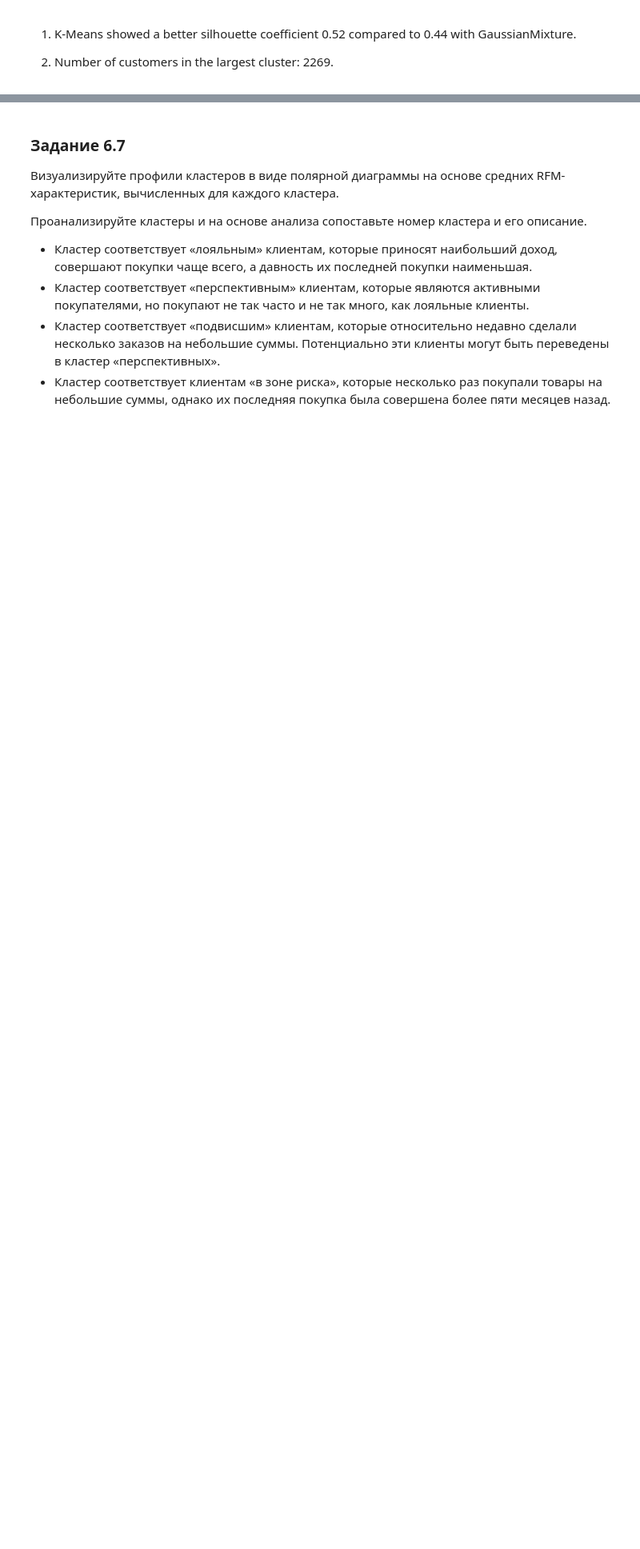
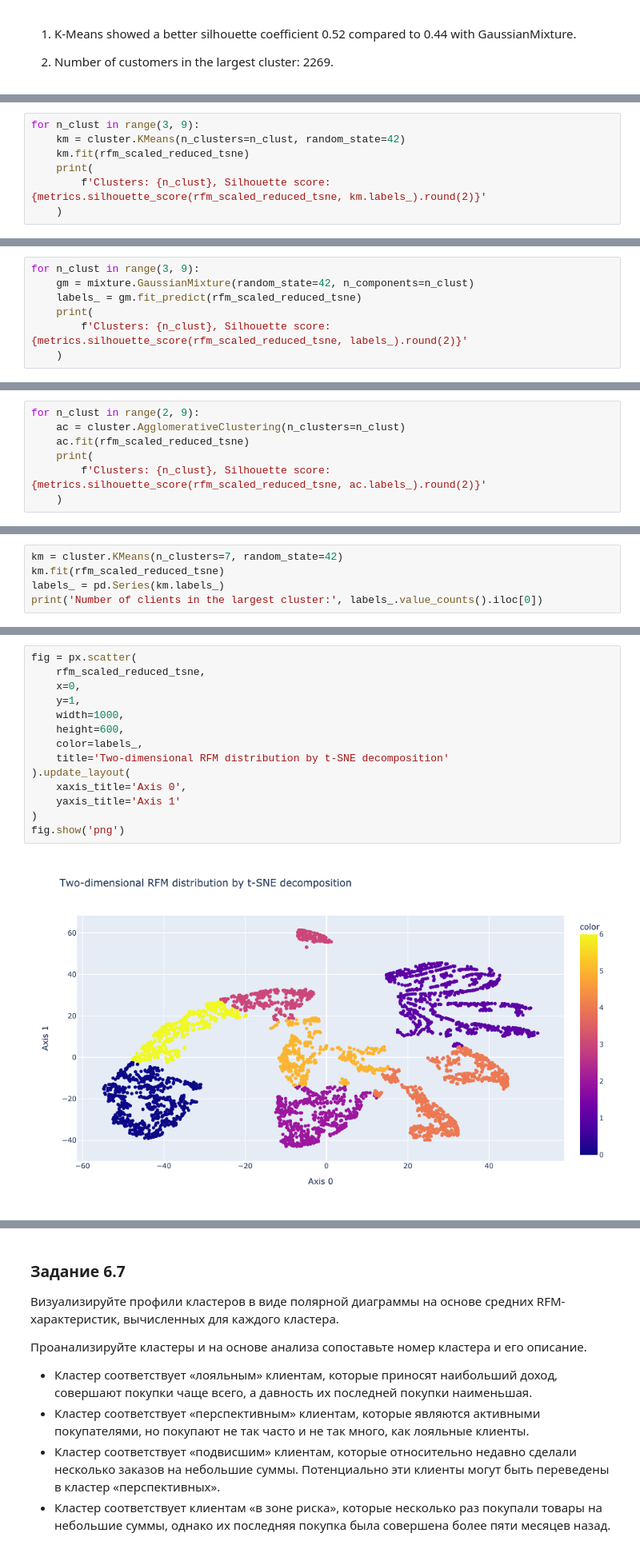
Before and after one commit to helios12/DataScienceProjects, a Jupyter notebook: projects/project-6/Project-6.Customer_segmentation.ipynb, the cells around one changed output, grey strips where cells are left out. Shown at 80% size. Drawn from its saved outputs; the diff is of its cells as text; blank space fills up the shorter version.

```diff
--- a/projects/project-6/Project-6.Customer_segmentation.ipynb
+++ b/projects/project-6/Project-6.Customer_segmentation.ipynb
@@ -1207,0 +1210,7 @@ sns.scatterplot(data=rfm_table_processed, x='axis-1', y='axis-2', hue=model.labe
+# %%
+for n_clust in range(3, 9):
+    km = cluster.KMeans(n_clusters=n_clust, random_state=42)
+    km.fit(rfm_scaled_reduced_tsne)
+    print(
+        f'Clusters: {n_clust}, Silhouette score: {metrics.silhouette_score(rfm_scaled_reduced_tsne, km.labels_).round(2)}'
+    )
@@ -1207,0 +1239,7 @@ sns.scatterplot(data=rfm_table_processed, x='axis-1', y='axis-2', hue=model.labe
+# %%
+for n_clust in range(3, 9):
+    gm = mixture.GaussianMixture(random_state=42, n_components=n_clust)
+    labels_ = gm.fit_predict(rfm_scaled_reduced_tsne)
+    print(
+        f'Clusters: {n_clust}, Silhouette score: {metrics.silhouette_score(rfm_scaled_reduced_tsne, labels_).round(2)}'
+    )
@@ -1207,0 +1268,7 @@ sns.scatterplot(data=rfm_table_processed, x='axis-1', y='axis-2', hue=model.labe
+# %%
+for n_clust in range(2, 9):
+    ac = cluster.AgglomerativeClustering(n_clusters=n_clust)
+    ac.fit(rfm_scaled_reduced_tsne)
+    print(
+        f'Clusters: {n_clust}, Silhouette score: {metrics.silhouette_score(rfm_scaled_reduced_tsne, ac.labels_).round(2)}'
+    )
@@ -1207,0 +1299,5 @@ sns.scatterplot(data=rfm_table_processed, x='axis-1', y='axis-2', hue=model.labe
+# %%
+km = cluster.KMeans(n_clusters=7, random_state=42)
+km.fit(rfm_scaled_reduced_tsne)
+labels_ = pd.Series(km.labels_)
+print('Number of clients in the largest cluster:', labels_.value_counts().iloc[0])
@@ -1207,0 +1308,16 @@ sns.scatterplot(data=rfm_table_processed, x='axis-1', y='axis-2', hue=model.labe
+# %%
+fig = px.scatter(
+    rfm_scaled_reduced_tsne,
+    x=0,
+    y=1,
+    width=1000,
+    height=600,
+    color=labels_,
+    title='Two-dimensional RFM distribution by t-SNE decomposition'
+).update_layout(
+    xaxis_title='Axis 0',
+    yaxis_title='Axis 1'
+)
+fig.show('png')
+# %% [output]
+[figure, added]
```
Also changed, not shown: parts of 56 cells of this notebook.
